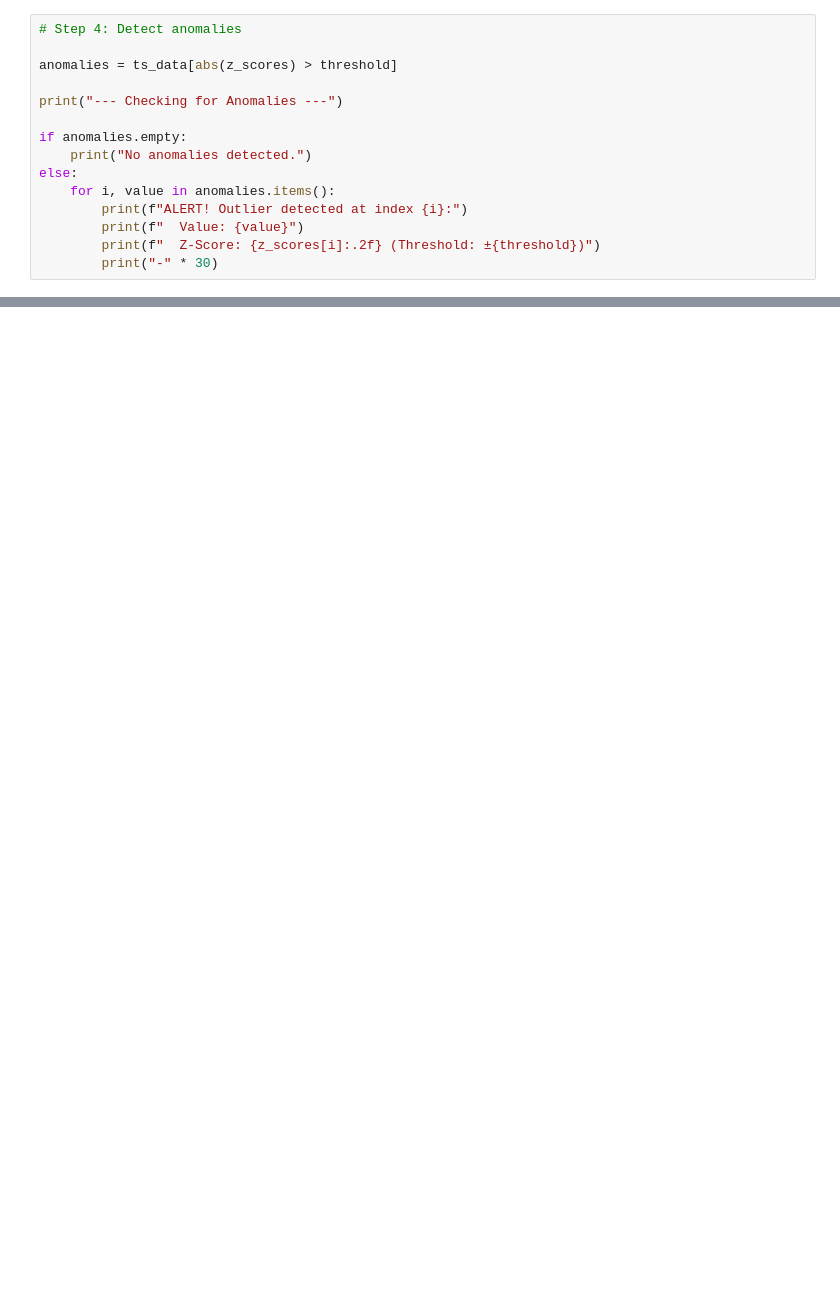
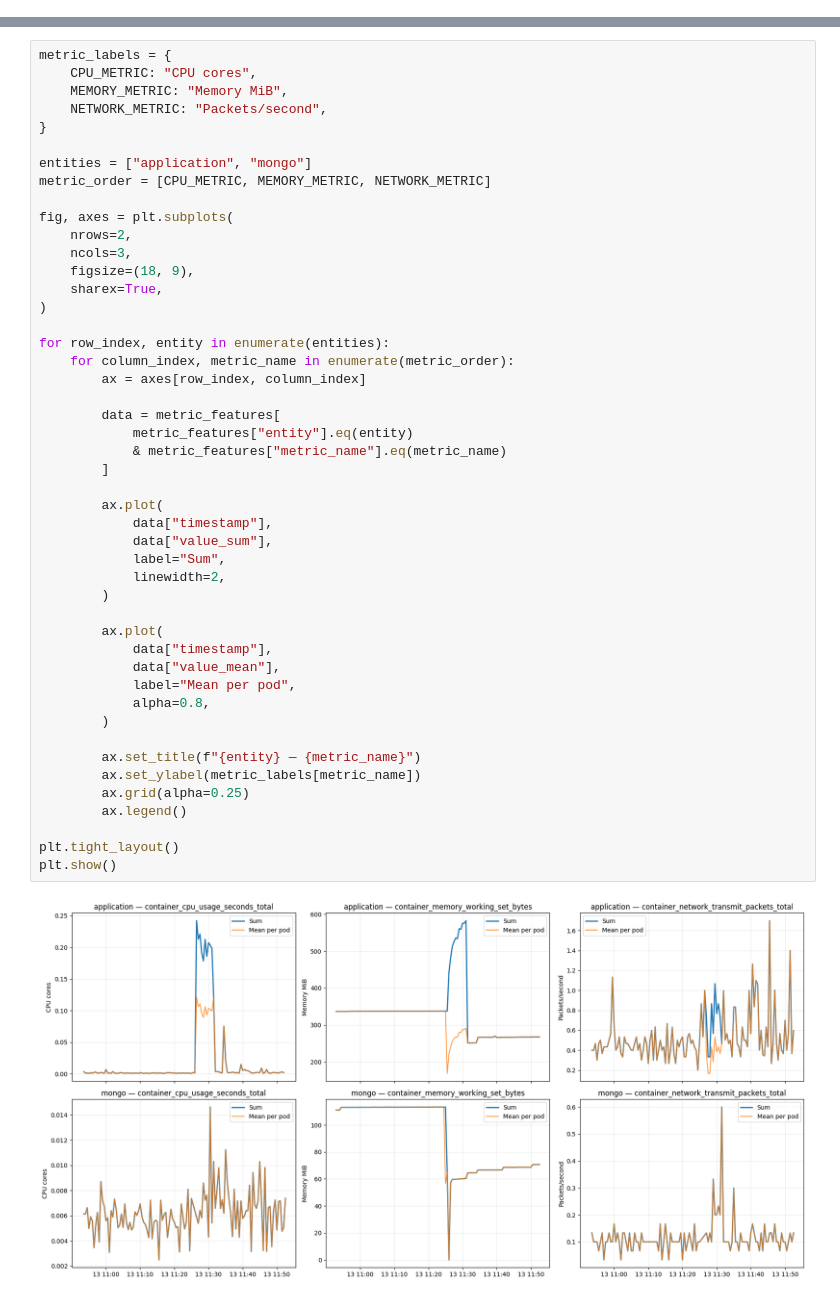
Before and after one commit to T-Sunm/aiops-trainticket-pipeline, a Jupyter notebook: notebooks/02_metrics_detection.ipynb, the cells around one changed output, grey strips where cells are left out. Drawn from its saved outputs; the diff is of its cells as text; blank space fills up the shorter version.

```diff
--- a/notebooks/02_metrics_detection.ipynb
+++ b/notebooks/02_metrics_detection.ipynb
@@ -73,15 +0,0 @@ dtype: float64
-# %%
-# Step 4: Detect anomalies
-
-anomalies = ts_data[abs(z_scores) > threshold]
-
-print("--- Checking for Anomalies ---")
-
-if anomalies.empty:
-    print("No anomalies detected.")
-else:
-    for i, value in anomalies.items():
-        print(f"ALERT! Outlier detected at index {i}:")
-        print(f"  Value: {value}")
-        print(f"  Z-Score: {z_scores[i]:.2f} (Threshold: ±{threshold})")
-        print("-" * 30)
@@ -279,0 +396,49 @@ plt.show()
+# %%
+metric_labels = {
+    CPU_METRIC: "CPU cores",
+    MEMORY_METRIC: "Memory MiB",
+    NETWORK_METRIC: "Packets/second",
+}
+
+entities = ["application", "mongo"]
+metric_order = [CPU_METRIC, MEMORY_METRIC, NETWORK_METRIC]
+
+fig, axes = plt.subplots(
+    nrows=2,
+    ncols=3,
+    figsize=(18, 9),
+    sharex=True,
+)
+
+for row_index, entity in enumerate(entities):
+    for column_index, metric_name in enumerate(metric_order):
+        ax = axes[row_index, column_index]
+
+        data = metric_features[
+            metric_features["entity"].eq(entity)
+            & metric_features["metric_name"].eq(metric_name)
+        ]
+
+        ax.plot(
+            data["timestamp"],
+            data["value_sum"],
+            label="Sum",
+            linewidth=2,
+        )
+
+        ax.plot(
+            data["timestamp"],
+            data["value_mean"],
+            label="Mean per pod",
+            alpha=0.8,
+        )
+
+        ax.set_title(f"{entity} — {metric_name}")
+        ax.set_ylabel(metric_labels[metric_name])
+        ax.grid(alpha=0.25)
+        ax.legend()
+
+plt.tight_layout()
+plt.show()
+# %% [output]
+[figure, added]
```
Also changed, not shown: parts of 34 cells of this notebook, 3 other files.
